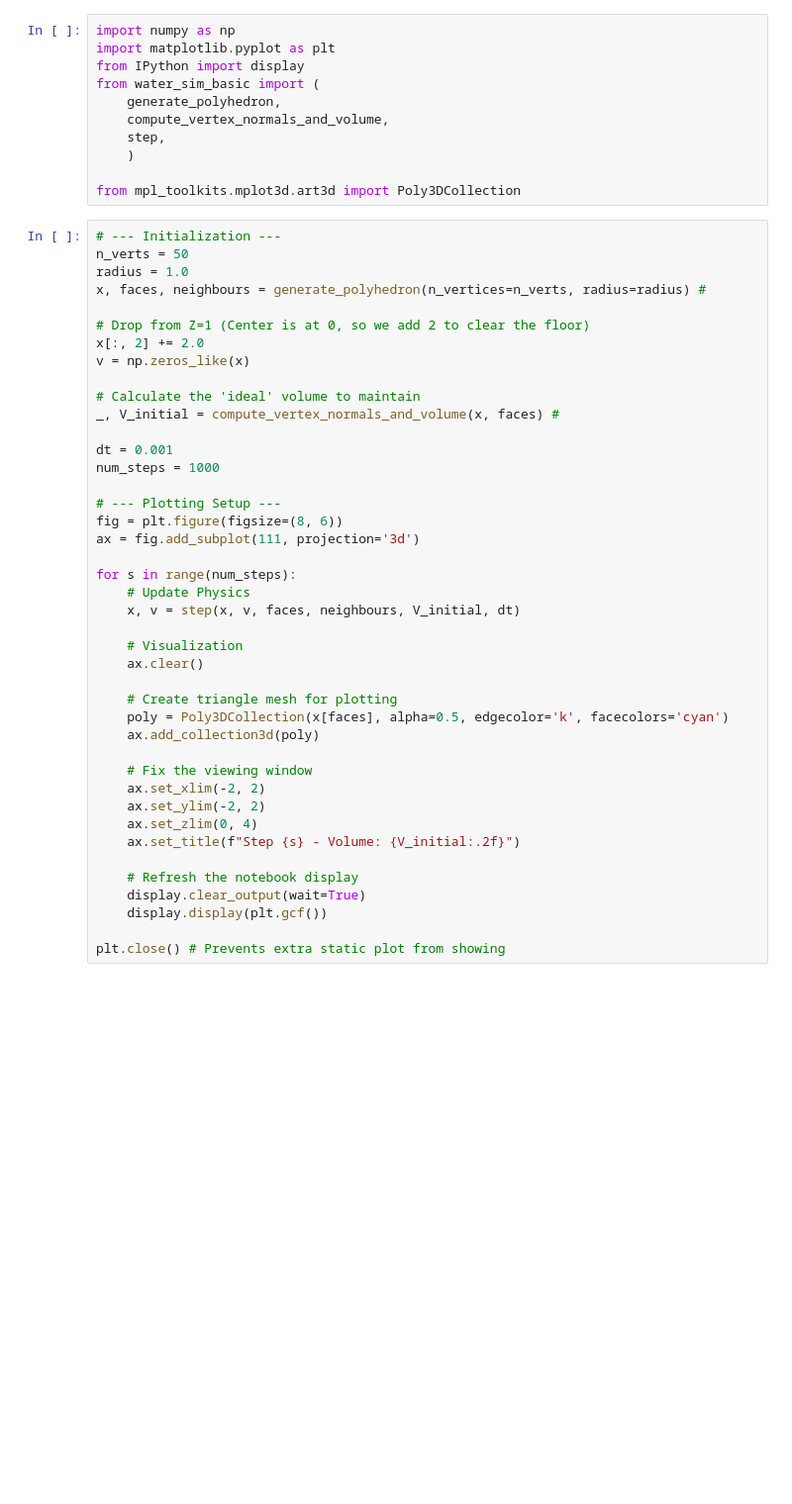
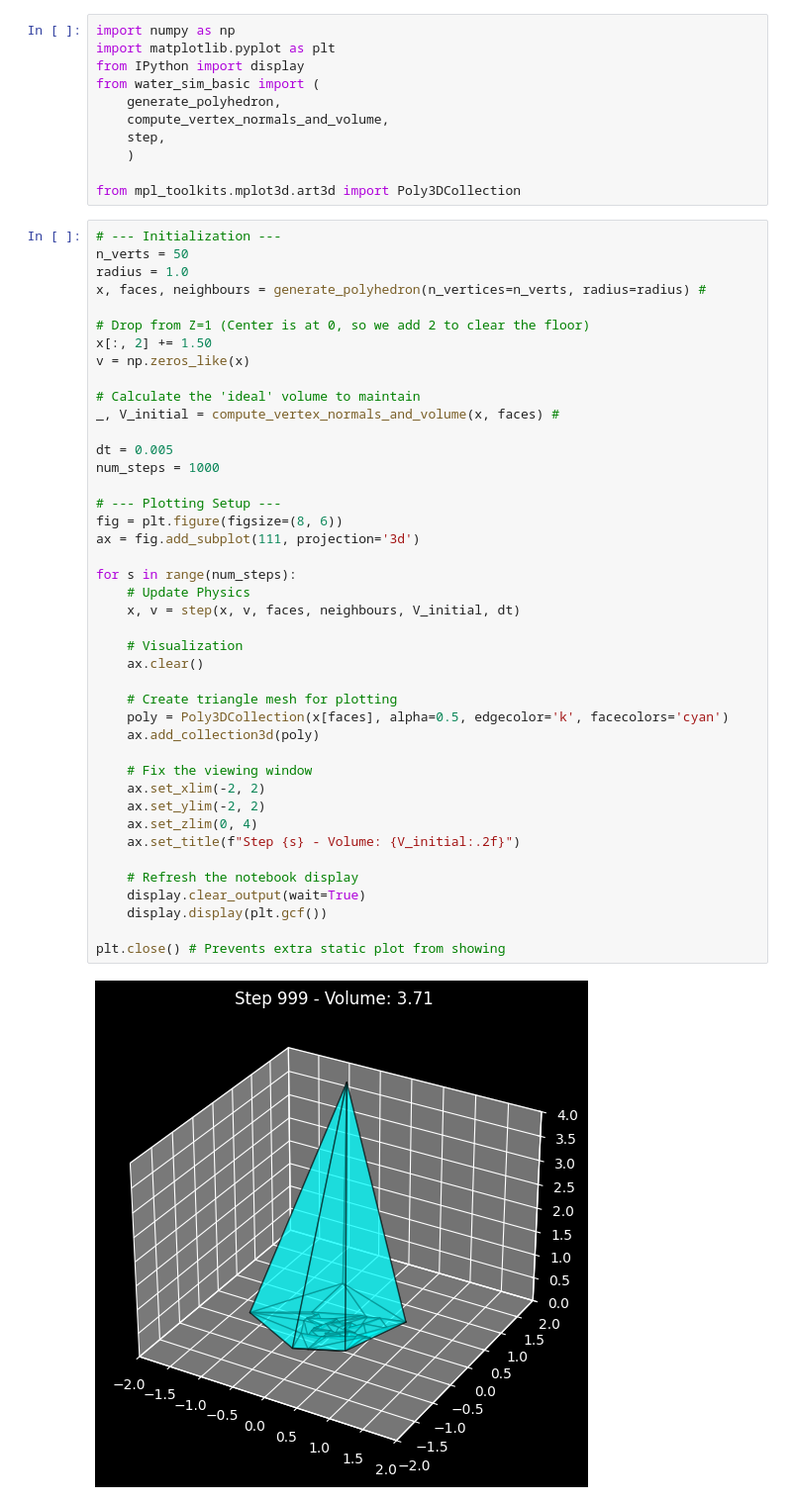
Before and after one commit to owenlambchops/CS184-final-project, a Jupyter notebook: python_sim_dev/sim.ipynb, the cells around one changed output. Shown at 99% size. Drawn from its saved outputs; the diff is of its cells as text; blank space fills up the shorter version.

```diff
--- a/python_sim_dev/sim.ipynb
+++ b/python_sim_dev/sim.ipynb
@@ -16,38 +16,40 @@ radius = 1.0
 x, faces, neighbours = generate_polyhedron(n_vertices=n_verts, radius=radius) #
 
 # Drop from Z=1 (Center is at 0, so we add 2 to clear the floor)
-x[:, 2] += 2.0
+x[:, 2] += 1.50
 v = np.zeros_like(x)
 
 # Calculate the 'ideal' volume to maintain
 _, V_initial = compute_vertex_normals_and_volume(x, faces) #
 
-dt = 0.001
+dt = 0.005
 num_steps = 1000
 
 # --- Plotting Setup ---
 fig = plt.figure(figsize=(8, 6))
 ax = fig.add_subplot(111, projection='3d')
 
 for s in range(num_steps):
     # Update Physics
     x, v = step(x, v, faces, neighbours, V_initial, dt)
 
     # Visualization
     ax.clear()
 
     # Create triangle mesh for plotting
     poly = Poly3DCollection(x[faces], alpha=0.5, edgecolor='k', facecolors='cyan')
     ax.add_collection3d(poly)
 
     # Fix the viewing window
     ax.set_xlim(-2, 2)
     ax.set_ylim(-2, 2)
     ax.set_zlim(0, 4)
     ax.set_title(f"Step {s} - Volume: {V_initial:.2f}")
 
     # Refresh the notebook display
     display.clear_output(wait=True)
     display.display(plt.gcf())
 
 plt.close() # Prevents extra static plot from showing
+# %% [output]
+[figure, added]
```
Also changed, not shown: 1 other file.
